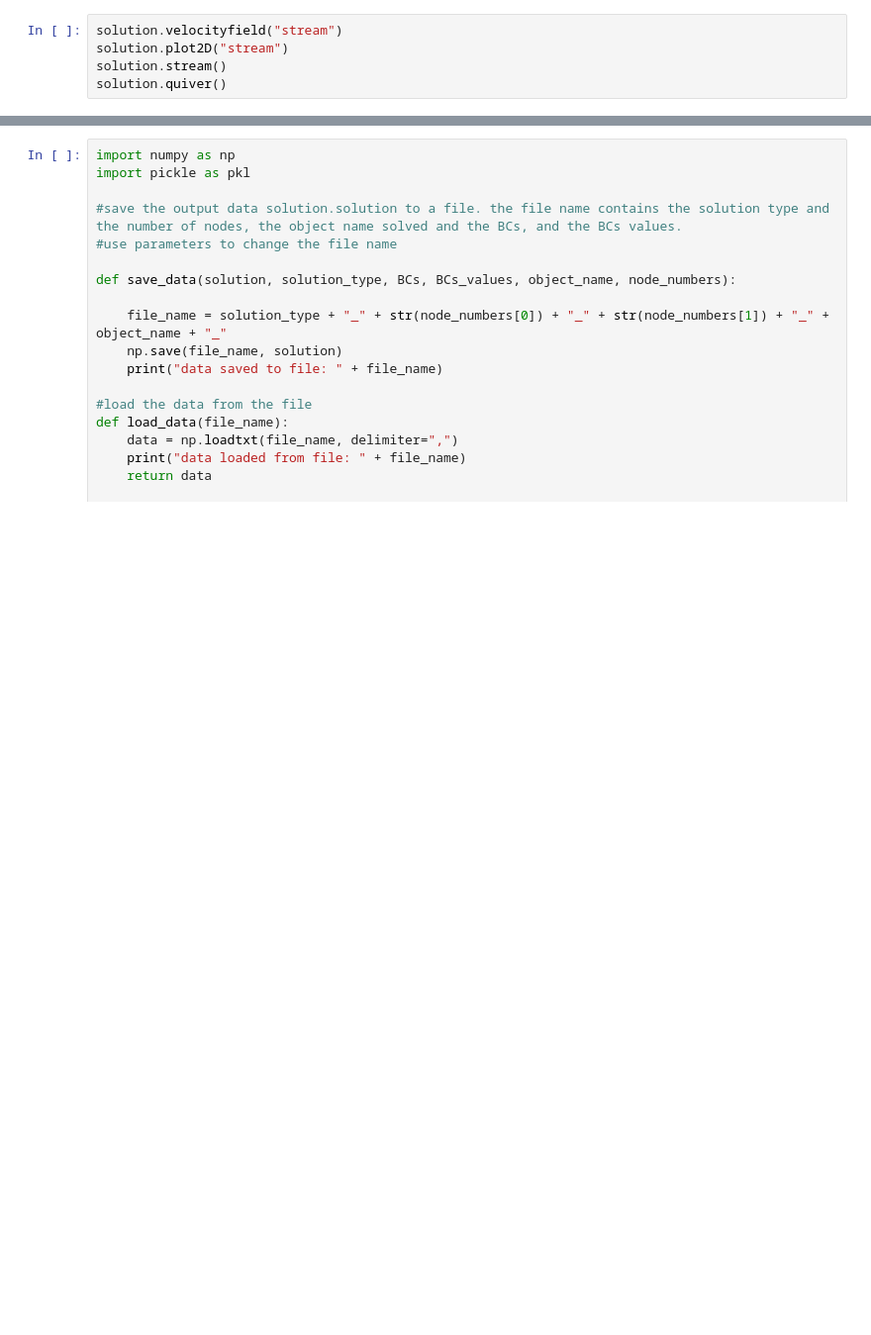
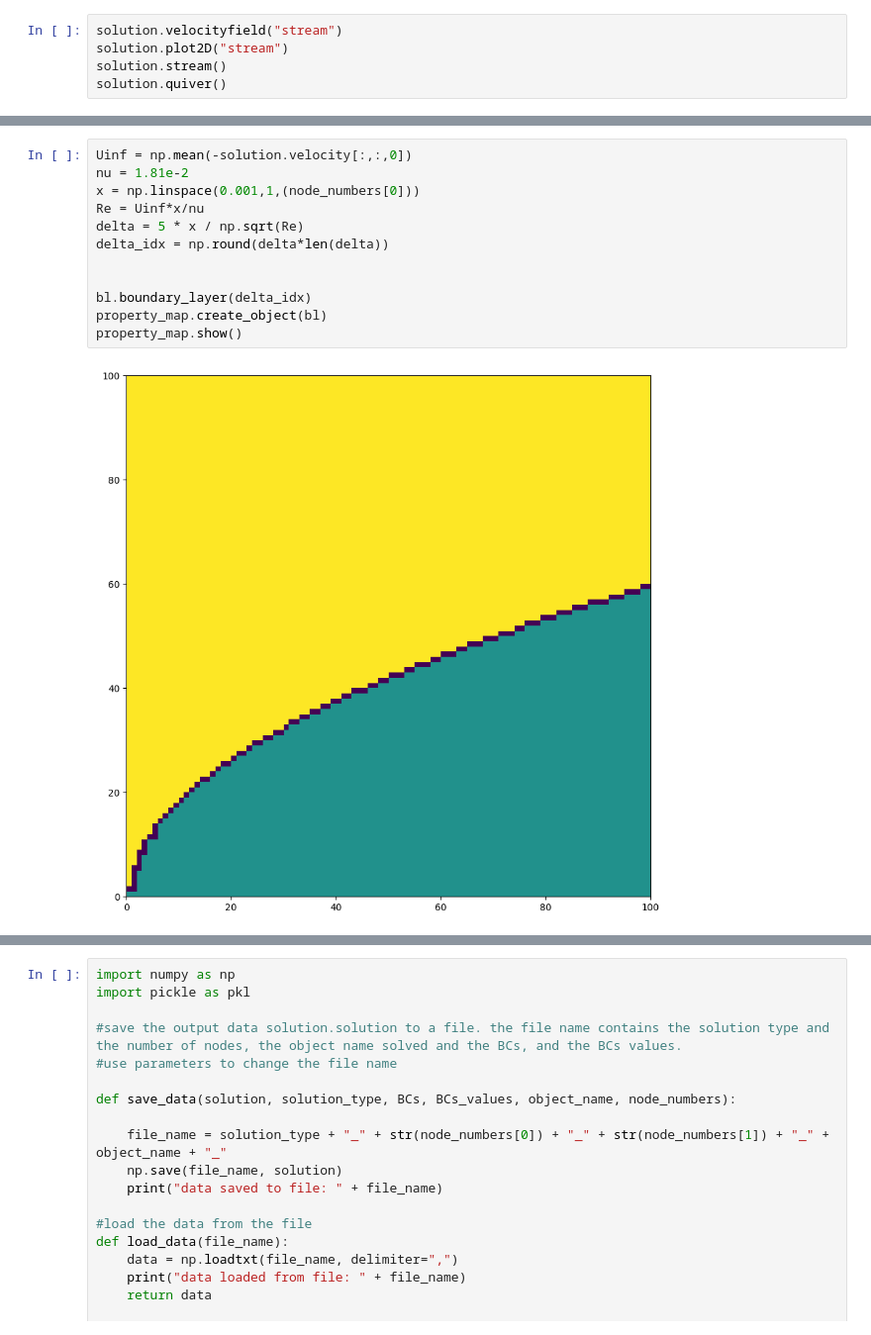
Before and after one commit to MehmetHakanSari/PotentialSolver, a Jupyter notebook: trials.ipynb, the cells around one changed output, grey strips where cells are left out. Shown at 99% size. Cells and saved outputs as stored; diff of their text form; blank space fills up the shorter version.

```diff
--- a/trials.ipynb
+++ b/trials.ipynb
@@ -106,0 +92,14 @@ cont = solution.continuity
+# %%
+Uinf = np.mean(-solution.velocity[:,:,0])
+nu = 1.81e-2
+x = np.linspace(0.001,1,(node_numbers[0]))
+Re = Uinf*x/nu
+delta = 5 * x / np.sqrt(Re)
+delta_idx = np.round(delta*len(delta))
+
+
+bl.boundary_layer(delta_idx)
+property_map.create_object(bl)
+property_map.show()
+# %% [output]
+[figure, added]
```
Also changed, not shown: parts of 6 cells of this notebook, 4 other files.
